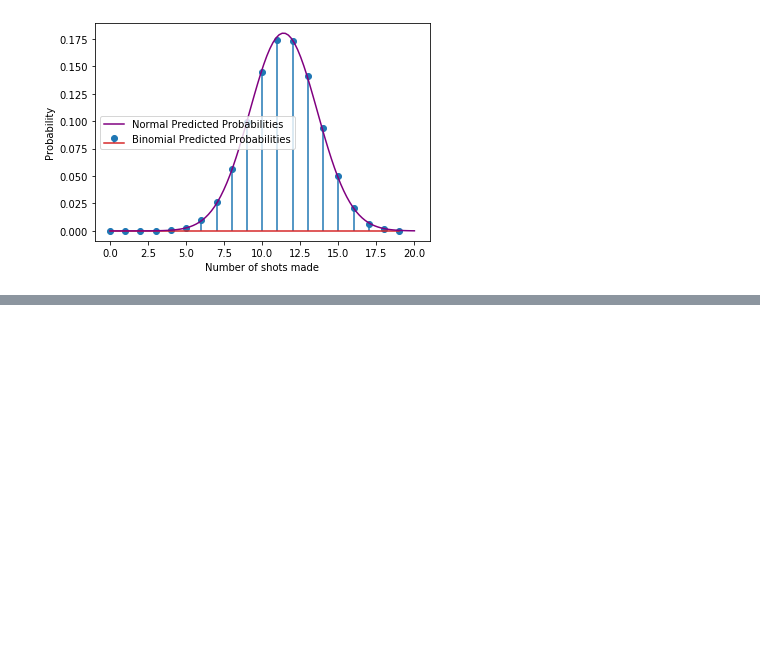
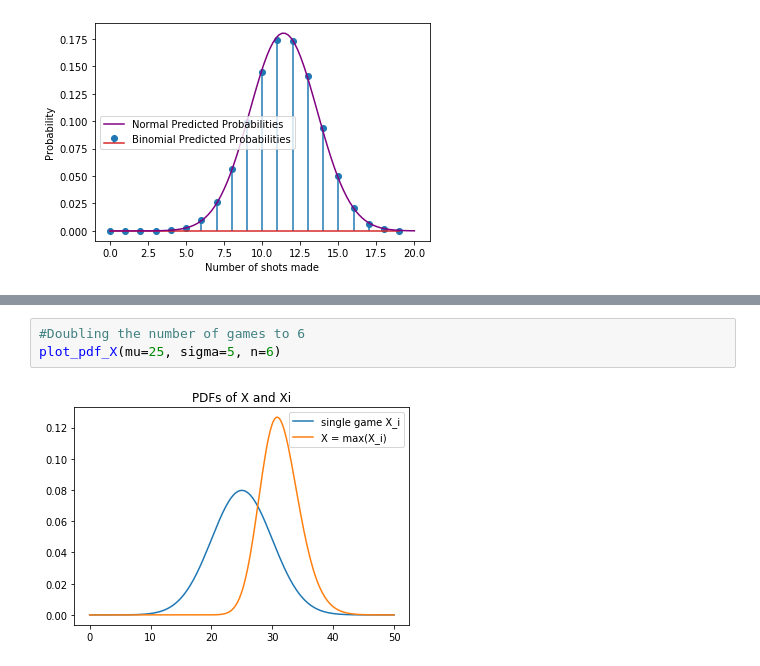
Before and after one commit to wwlusty123/Fantasy-BBall-Analysis, a Jupyter notebook: README.ipynb, the cells around one changed output, grey strips where cells are left out. Drawn from its saved outputs; the diff is of its cells as text; blank space fills up the shorter version.

```diff
--- a/README.ipynb
+++ b/README.ipynb
@@ -64,0 +88,5 @@ Although this pdf of $X$ is quite complicated we should be excited to have an ex
+# %%
+#Doubling the number of games to 6
+plot_pdf_X(mu=25, sigma=5, n=6)
+# %% [output]
+[figure, added]
```
Also changed, not shown: parts of 10 cells of this notebook, 3 other files.
